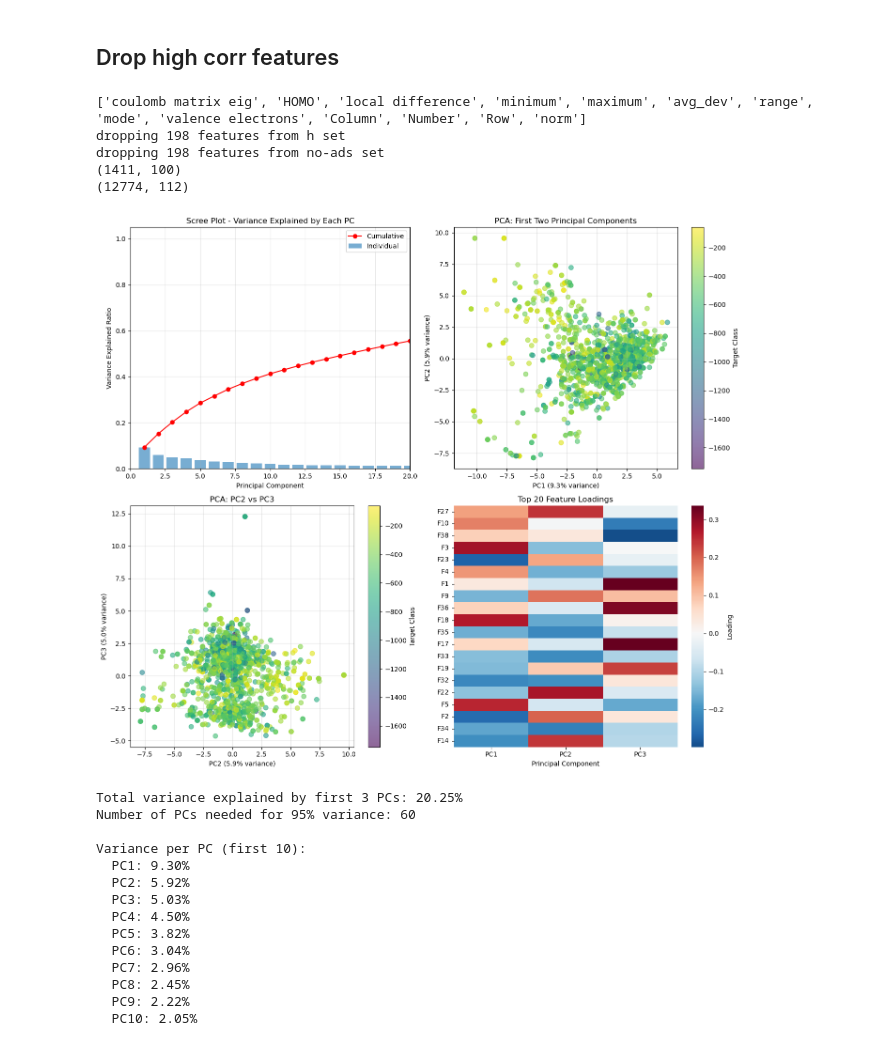
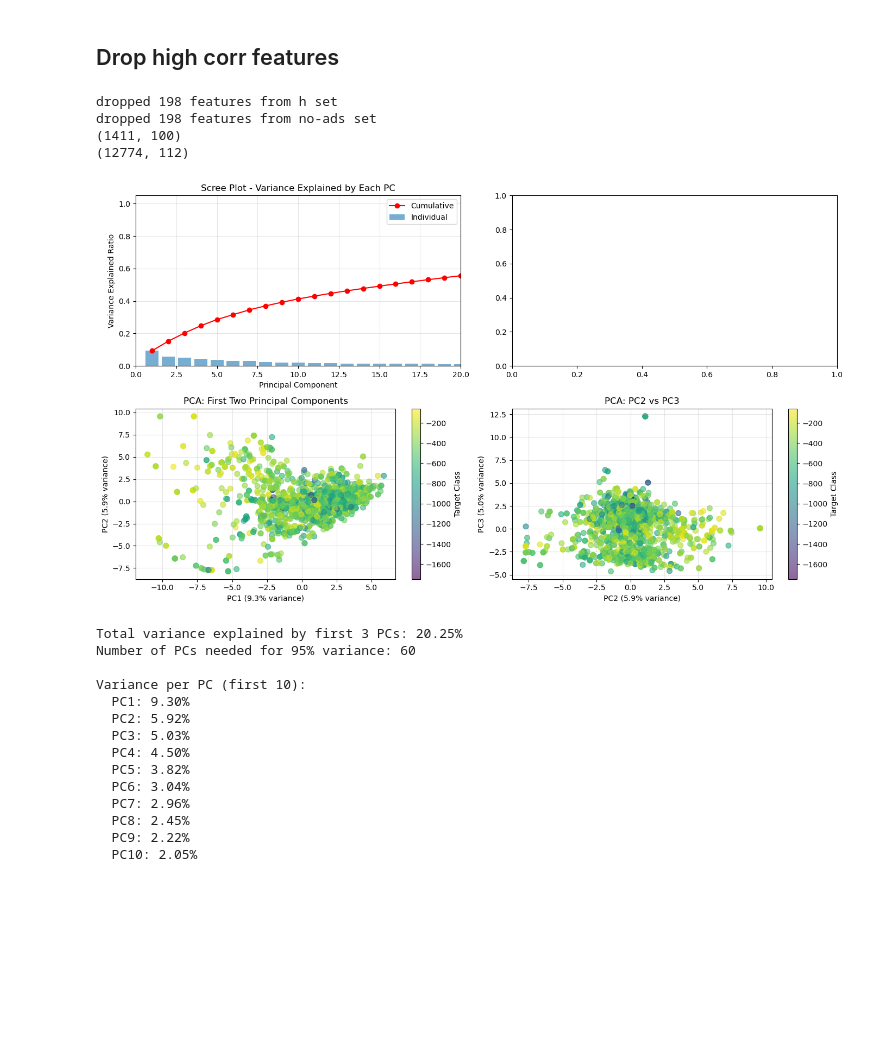
Before and after one commit to hlzh00/MSE1065-OCP-Project, a Jupyter notebook: 2_clean_data.ipynb, the cells around one changed output. Drawn from its saved outputs; the diff is of its cells as text; code cells hidden in the pictures; blank space fills up the shorter version.

```diff
--- a/2_clean_data.ipynb
+++ b/2_clean_data.ipynb
@@ -352,25 +352,20 @@ no-ads rows with NaN values: 877
 # %% [markdown]
 ## Drop high corr features
 # %%
-print(cols_to_drop)
-
 h_high_corr_features = get_cols(train_h, cols_to_drop)[0]
 no_ads_high_corr_features = get_cols(train_no_ads, cols_to_drop)[0]
 
-print(f"dropping {len(h_high_corr_features)} features from h set")
-print(f"dropping {len(no_ads_high_corr_features)} features from no-ads set")
+print(f"dropped {len(h_high_corr_features)} features from h set")
+print(f"dropped {len(no_ads_high_corr_features)} features from no-ads set")
 
-# encoded_train_h_X_clean = encoded_train_h_X.drop(columns=h_high_corr_features).reset_index(drop=True)
-encoded_train_h_X_clean.to_csv("data_clean/train_h_X_v1.csv", index=False)
-print(encoded_train_h_X_clean.shape)
+encoded_train_h_X.to_csv("data_clean/train_h_X_v1.csv", index=False)
+print(encoded_train_h_X.shape)
 
-# encoded_train_no_ads_X_clean = encoded_train_no_ads_X.drop(columns=no_ads_high_corr_features).reset_index(drop=True)
-encoded_train_no_ads_X_clean.to_csv("data_clean/train_no_ads_X_v1.csv", index=False)
-print(encoded_train_no_ads_X_clean.shape)
+encoded_train_no_ads_X.to_csv("data_clean/train_no_ads_X_v1.csv", index=False)
+print(encoded_train_no_ads_X.shape)
 # %% [output]
-['coulomb matrix eig', 'HOMO', 'local difference', 'minimum', 'maximum', 'avg_dev', 'range', 'mode', 'valence electrons', 'Column', 'Number', 'Row', 'norm']
-dropping 198 features from h set
-dropping 198 features from no-ads set
+dropped 198 features from h set
+dropped 198 features from no-ads set
 (1411, 100)
 (12774, 112)
 # %%
@@ -378,7 +373,7 @@ dropping 198 features from no-ads set
 from sklearn.decomposition import PCA
 from sklearn.preprocessing import StandardScaler
 
-X = encoded_train_h_X_clean.values
+X = encoded_train_h_X.values
 y = train_h_y.values
 
 # Standardize features (important for PCA!)
@@ -390,7 +385,7 @@ pca = PCA()
 X_pca = pca.fit_transform(X_scaled)
 
 # Create visualizations
-fig, axes = plt.subplots(2, 2, figsize=(14, 12))
+fig, axes = plt.subplots(2, 2, figsize=(14, 8))
 
 # 1. Scree plot - variance explained
 ax1 = axes[0, 0]
@@ -406,47 +401,48 @@ ax1.set_xlim(0, 20)  # Show first 20 components
 ax1.grid(True, alpha=0.3)
 
 # 2. 2D scatter plot (PC1 vs PC2)
-ax2 = axes[0, 1]
+ax2 = axes[1, 0]
 scatter = ax2.scatter(X_pca[:, 0], X_pca[:, 1], c=y, cmap='viridis', alpha=0.6, s=50)
 ax2.set_xlabel(f'PC1 ({variance_ratio[0]:.1%} variance)')
 ax2.set_ylabel(f'PC2 ({variance_ratio[1]:.1%} variance)')
 ax2.set_title('PCA: First Two Principal Components')
 plt.colorbar(scatter, ax=ax2, label='Target Class')
 ax2.grid(True, alpha=0.3)
 
 # 3. 2D scatter plot (PC2 vs PC3)
-ax3 = axes[1, 0]
+ax3 = axes[1, 1]
 scatter2 = ax3.scatter(X_pca[:, 1], X_pca[:, 2], c=y, cmap='viridis', alpha=0.6, s=50)
 ax3.set_xlabel(f'PC2 ({variance_ratio[1]:.1%} variance)')
 ax3.set_ylabel(f'PC3 ({variance_ratio[2]:.1%} variance)')
 ax3.set_title('PCA: PC2 vs PC3')
 plt.colorbar(scatter2, ax=ax3, label='Target Class')
 ax3.grid(True, alpha=0.3)
 
 # 4. Feature loadings heatmap for first 3 PCs
-ax4 = axes[1, 1]
-# Show top 20 features by absolute loading
-n_features_to_show = 20
-loadings = pca.components_[:3, :]  # First 3 PCs
-top_features = np.argsort(np.abs(loadings).sum(axis=0))[-n_features_to_show:]
-sns.heatmap(loadings[:, top_features].T, cmap='RdBu_r', center=0,
-            ax=ax4, cbar_kws={'label': 'Loading'},
-            yticklabels=[f'F{i}' for i in top_features],
-            xticklabels=['PC1', 'PC2', 'PC3'])
-ax4.set_title(f'Top {n_features_to_show} Feature Loadings')
-ax4.set_xlabel('Principal Component')
+# ax4 = axes[1, 1]
+# # Show top 20 features by absolute loading
+# n_features_to_show = 20
+# loadings = pca.components_[:3, :]  # First 3 PCs
+# top_features = np.argsort(np.abs(loadings).sum(axis=0))[-n_features_to_show:]
+# feature_names = encoded_train_h_X.columns
+# sns.heatmap(loadings[:, top_features].T, cmap='RdBu_r', center=0,
+#             ax=ax4, cbar_kws={'label': 'Loading'},
+#             yticklabels=[feature_names[i] for i in top_features],
+#             xticklabels=['PC1', 'PC2', 'PC3'])
+# ax4.set_title(f'Top {n_features_to_show} Feature Loadings')
+# ax4.set_xlabel('Principal Component')
 
 plt.tight_layout()
 plt.show()
 
 # Print summary statistics
 print(f"Total variance explained by first 3 PCs: {cumulative_variance[2]:.2%}")
 print(f"Number of PCs needed for 95% variance: {np.argmax(cumulative_variance >= 0.95) + 1}")
 print(f"\nVariance per PC (first 10):")
 for i in range(min(10, len(variance_ratio))):
     print(f"  PC{i+1}: {variance_ratio[i]:.2%}")
 # %% [output]
-[figure, old version]
+[figure, new version]
 Total variance explained by first 3 PCs: 20.25%
 Number of PCs needed for 95% variance: 60
 
```
Also changed, not shown: 2 other files.
